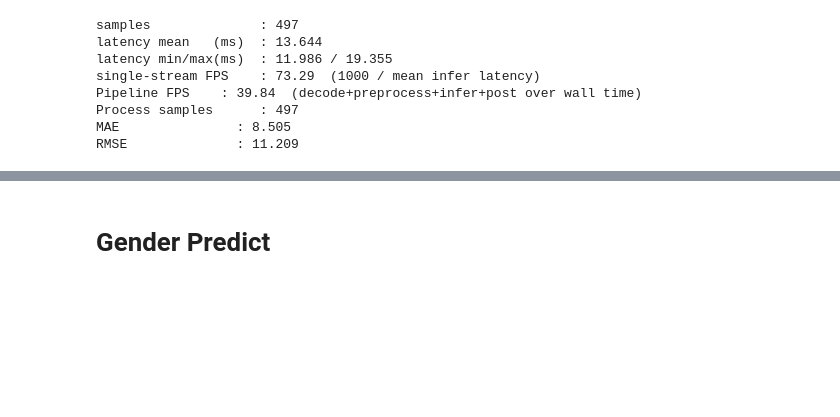
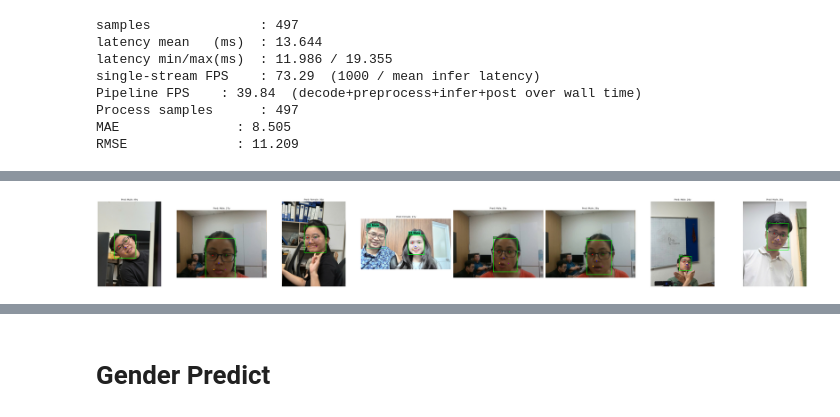
Before and after one commit to DatDangTien/AgePredictor, a Jupyter notebook: model_benchmark.ipynb, the cells around one changed output, grey strips where cells are left out. Cells and saved outputs as stored; diff of their text form; code cells hidden in the pictures; blank space fills up the shorter version.

```diff
--- a/model_benchmark.ipynb
+++ b/model_benchmark.ipynb
@@ -415,0 +760,47 @@ if age_qnn is not None:
+# %%
+import matplotlib.pyplot as plt
+import matplotlib.patches as patches
+
+GENDER_NAMES = {0: "Female", 1: "Male"}
+LANDMARK_COLORS = ["red", "green", "blue", "orange", "purple"]
+
+n_imgs = len(kept_paths)
+fig, axes = plt.subplots(1, n_imgs, figsize=(6 * n_imgs, 6))
+if n_imgs == 1:
+    axes = [axes]
+
+for ax, path, age_pred, gender_pred, age_true, gender_true in zip(
+    axes, kept_paths,
+    insightface_age_predicts, insightface_gender_predicts,
+    insightface_age_labels, insightface_gender_labels,
+):
+    img_bgr = cv2.imread(path)
+    img_rgb = cv2.cvtColor(img_bgr, cv2.COLOR_BGR2RGB)
+    ax.imshow(img_rgb)
+
+    det = run_face_detect(img_bgr, face_det_qnn)
+    if det:
+        xyxy, score, landmark = det[0]
+        x1, y1, x2, y2 = xyxy
+        rect = patches.Rectangle(
+            (x1, y1), x2 - x1, y2 - y1,
+            linewidth=2, edgecolor="lime", facecolor="none"
+        )
+        ax.add_patch(rect)
+        ax.text(x1, y1 - 6, f"{score:.2f}", color="lime", fontsize=8,
+                bbox=dict(facecolor="black", alpha=0.4, pad=1))
+
+        for (lx, ly), color in zip(landmark, LANDMARK_COLORS):
+            ax.plot(lx, ly, "o", color=color, markersize=4)
+
+    label = (
+        f"Pred: {GENDER_NAMES[gender_pred]}, {age_pred}y"
+        # f"True: {GENDER_NAMES[gender_true]}, {age_true}y"
+    )
+    ax.set_title(label, fontsize=10)
+    ax.axis("off")
+
+plt.tight_layout()
+plt.show()
+# %% [output]
+[figure, added]
```
Also changed, not shown: parts of 17 cells of this notebook, 11 other files.
